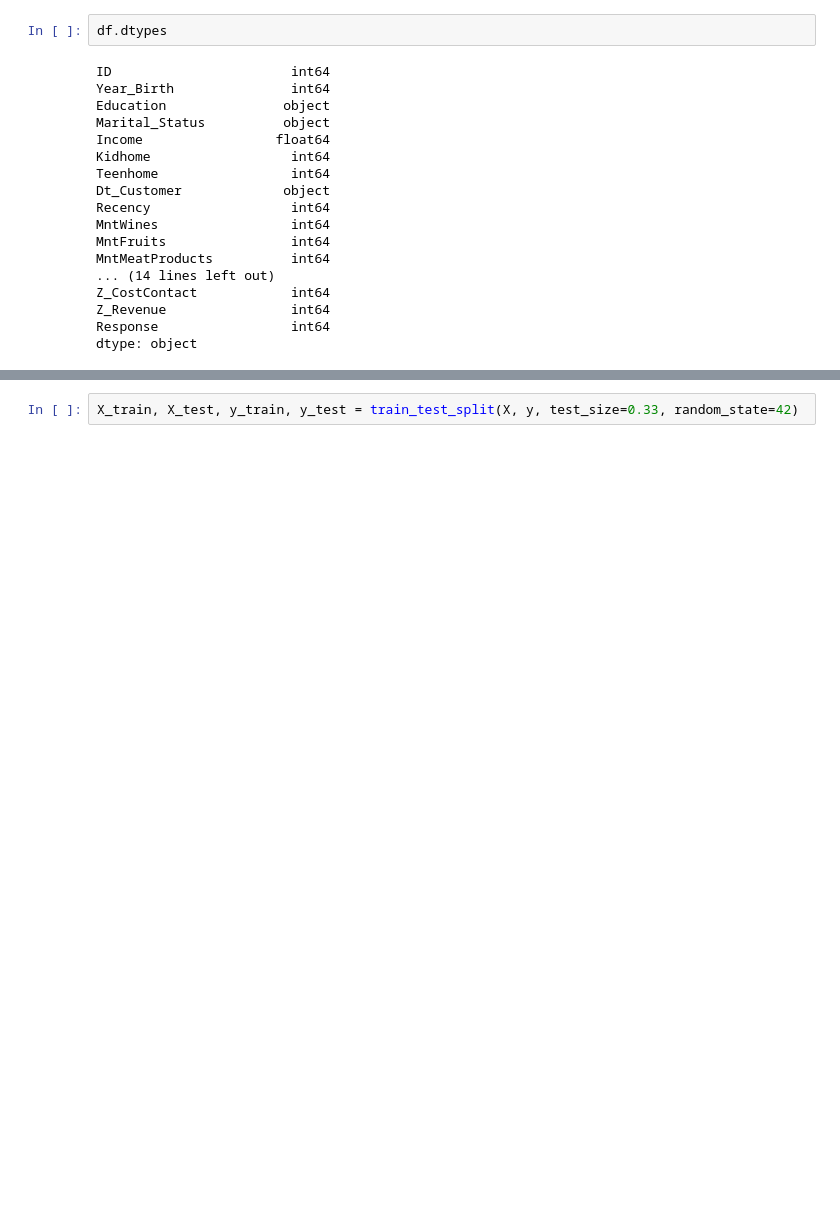
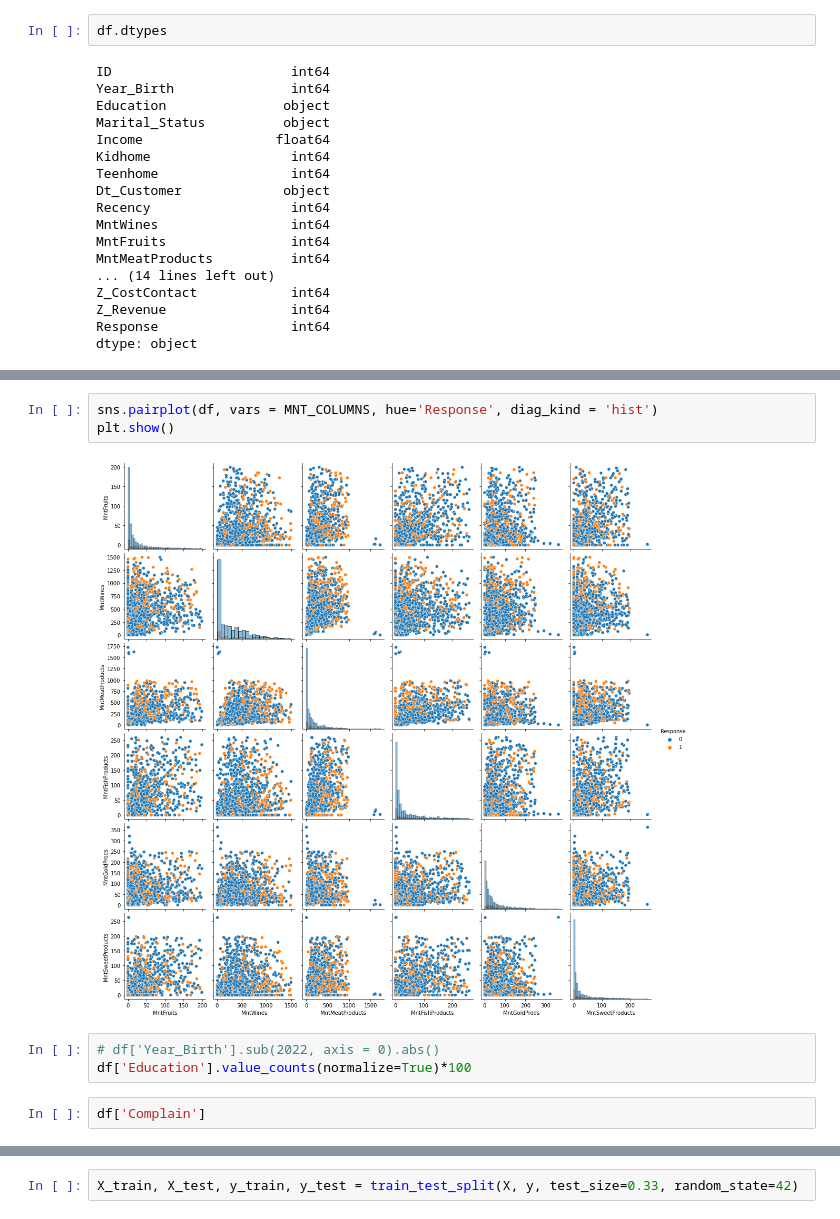
Before and after one commit to thehenke/case-data-modelling, a Jupyter notebook: data_wrangling.ipynb, the cells around one changed output, grey strips where cells are left out. Drawn from its saved outputs; the diff is of its cells as text; blank space fills up the shorter version.

```diff
--- a/data_wrangling.ipynb
+++ b/data_wrangling.ipynb
@@ -60,0 +64,10 @@ ax = sns.boxplot(data=X[['MntFruits', 'MntWines', 'MntMeatProducts', 'MntFishPro
+# %%
+sns.pairplot(df, vars = MNT_COLUMNS, hue='Response', diag_kind = 'hist')
+plt.show()
+# %% [output]
+[figure, added]
+# %%
+# df['Year_Birth'].sub(2022, axis = 0).abs()
+df['Education'].value_counts(normalize=True)*100
+# %%
+df['Complain']
```
Also changed, not shown: parts of 9 cells of this notebook.
